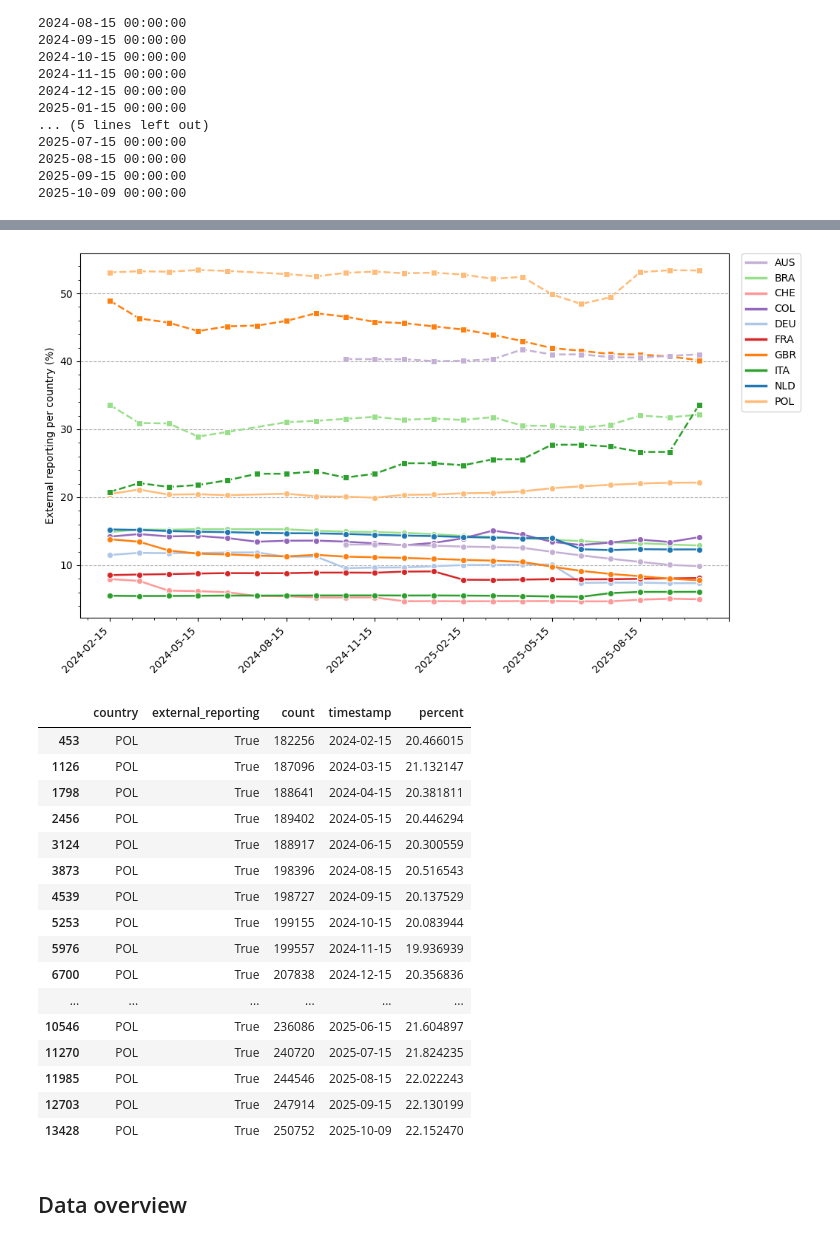
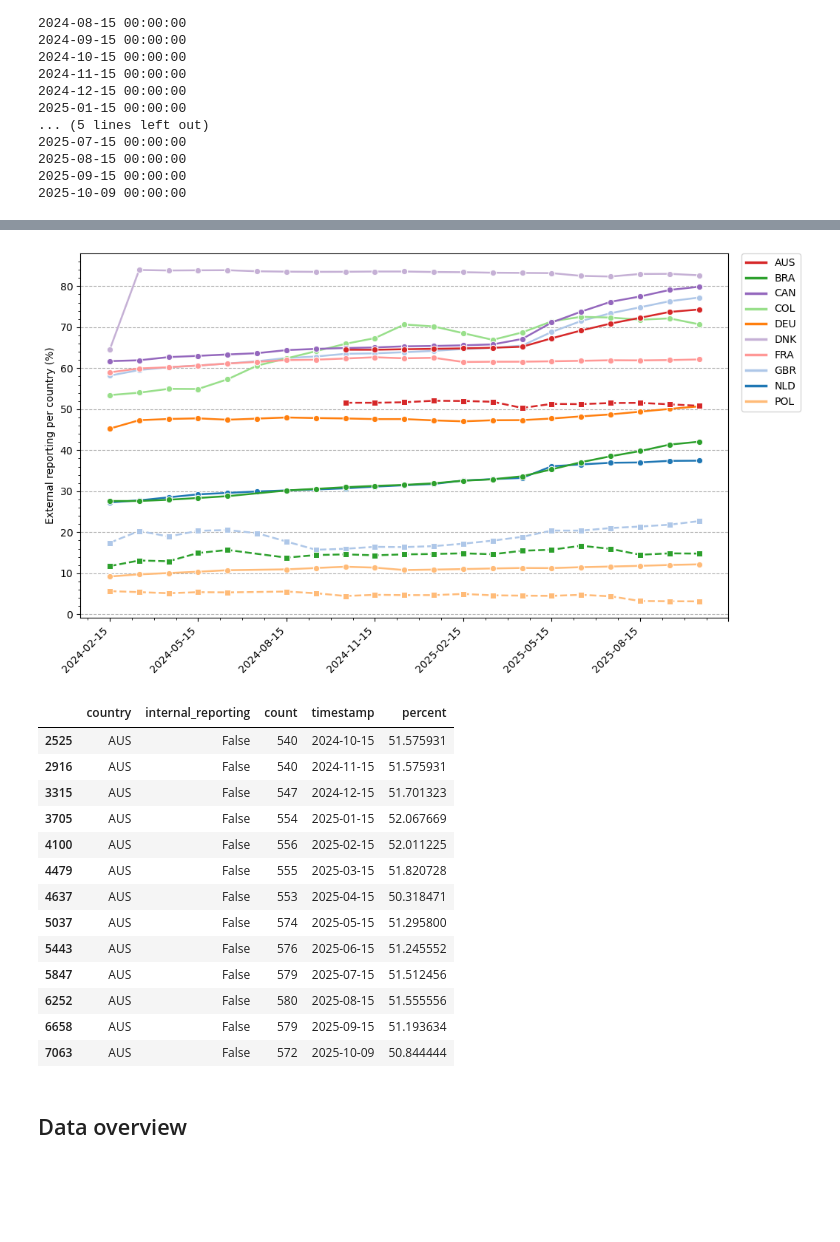
Before and after one commit to internettransparency/dmarc-cctld-research, a Jupyter notebook: notebooks/cluster-data-processing.ipynb, the cells around one changed output, grey strips where cells are left out. Cells and saved outputs as stored; diff of their text form; code cells hidden in the pictures; blank space fills up the shorter version.

```diff
--- a/notebooks/cluster-data-processing.ipynb
+++ b/notebooks/cluster-data-processing.ipynb
@@ -1728,8 +1731,11 @@ longitudinal_external_reporting_gov_pdf.to_csv("longitudinal_external_reporting_
 2025-09-15 00:00:00
 2025-10-09 00:00:00
 # %%
-longitudinal_external_reporting_pdf = pd.read_csv("longitudinal_external_reporting_analysis.csv")
-longitudinal_external_reporting_gov_pdf = pd.read_csv("longitudinal_external_reporting_gov_analysis.csv")
+_longitudinal_external_reporting_pdf = pd.read_csv("longitudinal_external_reporting_analysis.csv")
+_longitudinal_external_reporting_gov_pdf = pd.read_csv("longitudinal_external_reporting_gov_analysis.csv")
+
+longitudinal_external_reporting_pdf = _longitudinal_external_reporting_pdf[_longitudinal_external_reporting_pdf["internal_reporting"].notna()].copy()
+longitudinal_external_reporting_gov_pdf = _longitudinal_external_reporting_gov_pdf[_longitudinal_external_reporting_gov_pdf["internal_reporting"].notna()].copy()
 
 longitudinal_external_reporting_pdf['percent'] = longitudinal_external_reporting_pdf["count"] / longitudinal_external_reporting_pdf.groupby(["country", "timestamp"])["count"].transform("sum") * 100
 longitudinal_external_reporting_gov_pdf['percent'] = longitudinal_external_reporting_gov_pdf["count"] / longitudinal_external_reporting_gov_pdf.groupby(["country", "timestamp"])["count"].transform("sum") * 100
@@ -1805,38 +1808,24 @@ plot_longitudinal_reporting_subset(longitudinal_external_reporting_gov_pdf.copy(
 def plot_2_longitudinal_reporting_subset(longitudinal_reporting_pdf, longitudinal2_reporting_pdf, subset, filename):
     # Filter datasets
     subset_pdf = longitudinal_reporting_pdf[
-        (longitudinal_reporting_pdf["country"].isin(subset)) &
-        (longitudinal_reporting_pdf["external_reporting"] == True)
+        (longitudinal_reporting_pdf["country"].isin(subset))
+        & (longitudinal_reporting_pdf["internal_reporting"] == False)
     ].copy()
 
     subset2_pdf = longitudinal2_reporting_pdf[
         (longitudinal2_reporting_pdf["country"].isin(subset)) &
-        (longitudinal2_reporting_pdf["external_reporting"] == True)
+        (longitudinal2_reporting_pdf["internal_reporting"] == False)
     ].copy()
 
-    # Aggregate to avoid overplotting
-    agg = (
-        subset_pdf
-        .groupby(["country", "timestamp"], as_index=False)["percent"]
-        .mean()
-        .sort_values(["timestamp", "country"])
-    )
-    agg2 = (
-        subset2_pdf
-        .groupby(["country", "timestamp"], as_index=False)["percent"]
-        .mean()
-        .sort_values(["timestamp", "country"])
-    )
-
     # Consistent color palette
-    all_countries = sorted(set(agg["country"]) | set(agg2["country"]))
+    #all_countries = sorted(set(subset_pdf["country"]) | set(subset2_pdf["country"]))
     palette = sns.color_palette("tab20", len(subset))
     color_map = dict(zip(subset, palette))
 
     # --- Plot ---
     plt.figure(figsize=(10.5, 6))
     ax = sns.lineplot(
-        data=agg,
+        data=subset_pdf,
         x="timestamp",
         y="percent",
         hue="country",
@@ -1849,7 +1838,7 @@ def plot_2_longitudinal_reporting_subset(longitudinal_reporting_pdf, longitudina
 
     # Second dataset: same colors, dashed lines
     sns.lineplot(
-        data=agg2,
+        data=subset2_pdf,
         x="timestamp",
         y="percent",
         hue="country",
@@ -1871,57 +1860,54 @@ def plot_2_longitudinal_reporting_subset(longitudinal_reporting_pdf, longitudina
 
     ax.set_xlabel("")
     ax.set_ylabel("External reporting per country (%)")
 
     handles, labels = ax.get_legend_handles_labels()
     unique = dict(zip(labels, handles))
     ordered_labels = sorted(unique.keys())
 
     # Build solid-line legend entries (no markers)
     solid_handles = [
         Line2D([0], [0], color=unique[l].get_color(), lw=2.5, linestyle='-')
         for l in ordered_labels
     ]
 
     ax.legend(
         solid_handles,
         ordered_labels,
         bbox_to_anchor=(1.02, 1),
         loc="upper left",
         borderaxespad=0.
     )
 
     plt.tight_layout()
     plt.savefig(filename, bbox_inches="tight")
     plt.show()
 
 
 #countries_analysis
 plot_2_longitudinal_reporting_subset(longitudinal_external_reporting_pdf.copy(), longitudinal_external_reporting_gov_pdf.copy(), countries_analysis, "figures/longitudinal_reporting_comb_analysis.pdf")
 # %% [output]
-[figure, old version]
+[figure, new version]
 # %%
-longitudinal_external_reporting_pdf[
-    (longitudinal_external_reporting_pdf["country"] == "POL")
-    & (longitudinal_external_reporting_pdf["external_reporting"] == True)
+longitudinal_external_reporting_gov_pdf[
+    (longitudinal_external_reporting_gov_pdf["country"] == "AUS")
+    & (longitudinal_external_reporting_gov_pdf["internal_reporting"] == False)
 ]
 # %% [output]
-|  | country | external_reporting | count | timestamp | percent |
-| 453 | POL | True | 182256 | 2024-02-15 | 20.466015 |
-| 1126 | POL | True | 187096 | 2024-03-15 | 21.132147 |
-| 1798 | POL | True | 188641 | 2024-04-15 | 20.381811 |
-| 2456 | POL | True | 189402 | 2024-05-15 | 20.446294 |
-| 3124 | POL | True | 188917 | 2024-06-15 | 20.300559 |
-| 3873 | POL | True | 198396 | 2024-08-15 | 20.516543 |
-| 4539 | POL | True | 198727 | 2024-09-15 | 20.137529 |
-| 5253 | POL | True | 199155 | 2024-10-15 | 20.083944 |
-| 5976 | POL | True | 199557 | 2024-11-15 | 19.936939 |
-| 6700 | POL | True | 207838 | 2024-12-15 | 20.356836 |
-| ... | ... | ... | ... | ... | ... |
-| 10546 | POL | True | 236086 | 2025-06-15 | 21.604897 |
-| 11270 | POL | True | 240720 | 2025-07-15 | 21.824235 |
-| 11985 | POL | True | 244546 | 2025-08-15 | 22.022243 |
-| 12703 | POL | True | 247914 | 2025-09-15 | 22.130199 |
-| 13428 | POL | True | 250752 | 2025-10-09 | 22.152470 |
+|  | country | internal_reporting | count | timestamp | percent |
+| 2525 | AUS | False | 540 | 2024-10-15 | 51.575931 |
+| 2916 | AUS | False | 540 | 2024-11-15 | 51.575931 |
+| 3315 | AUS | False | 547 | 2024-12-15 | 51.701323 |
+| 3705 | AUS | False | 554 | 2025-01-15 | 52.067669 |
+| 4100 | AUS | False | 556 | 2025-02-15 | 52.011225 |
+| 4479 | AUS | False | 555 | 2025-03-15 | 51.820728 |
+| 4637 | AUS | False | 553 | 2025-04-15 | 50.318471 |
+| 5037 | AUS | False | 574 | 2025-05-15 | 51.295800 |
+| 5443 | AUS | False | 576 | 2025-06-15 | 51.245552 |
+| 5847 | AUS | False | 579 | 2025-07-15 | 51.512456 |
+| 6252 | AUS | False | 580 | 2025-08-15 | 51.555556 |
+| 6658 | AUS | False | 579 | 2025-09-15 | 51.193634 |
+| 7063 | AUS | False | 572 | 2025-10-09 | 50.844444 |
 # %% [markdown]
 ## Data overview
 # %%
```
Also changed, not shown: parts of 6 cells of this notebook, 2 other files.
